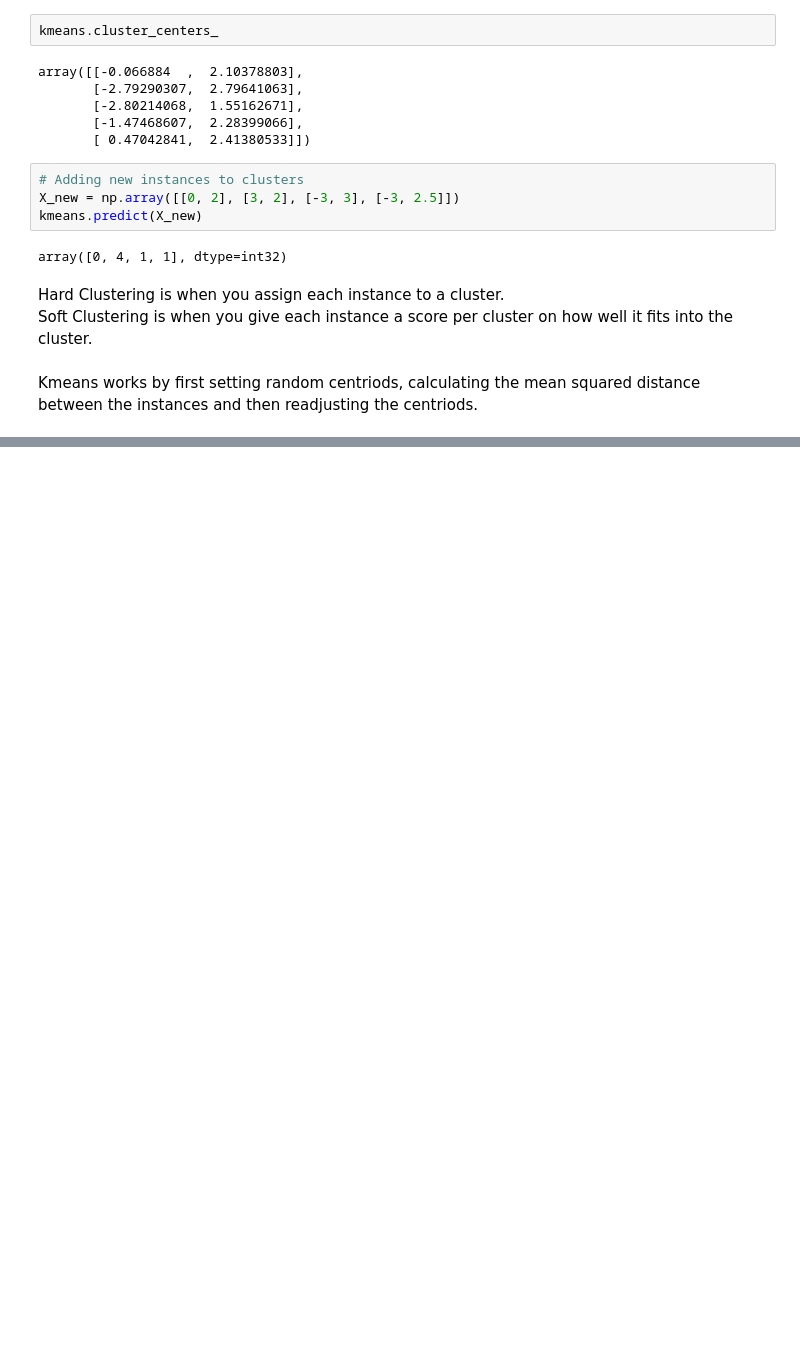
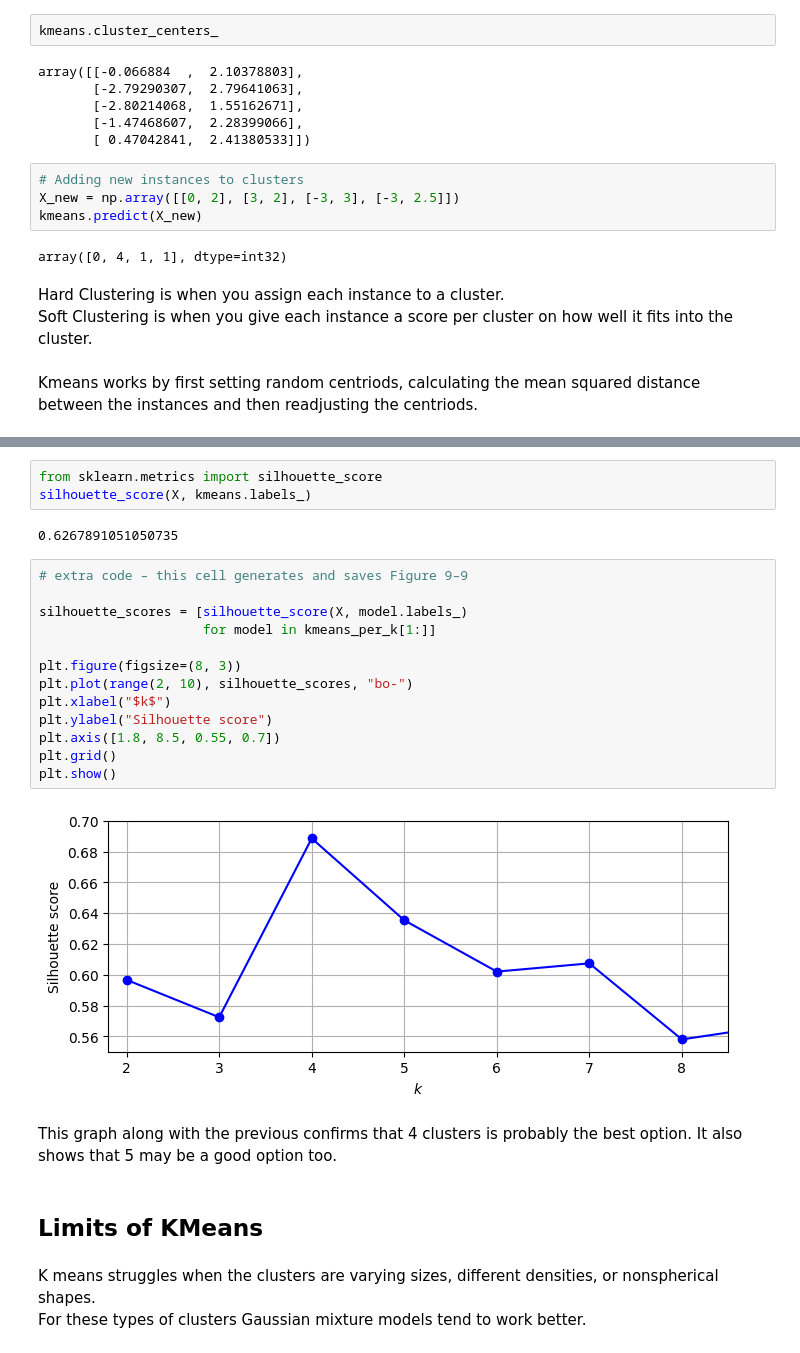
Before and after one commit to mishamickevicius/ML-Projects, a Jupyter notebook: ML-Book-Chapter-Notes/Chapter 9 Unsupervised Learning.ipynb, the cells around one changed output, grey strips where cells are left out. Cells and saved outputs as stored; diff of their text form; blank space fills up the shorter version.

```diff
--- a/ML-Book-Chapter-Notes/Chapter 9 Unsupervised Learning.ipynb
+++ b/ML-Book-Chapter-Notes/Chapter 9 Unsupervised Learning.ipynb
@@ -65,0 +115,27 @@ However sometimes you can get unlucky with the initial random centriods which ca
+# %%
+from sklearn.metrics import silhouette_score
+silhouette_score(X, kmeans.labels_)
+# %% [output]
+0.6267891051050735
+# %%
+# extra code – this cell generates and saves Figure 9–9
+
+silhouette_scores = [silhouette_score(X, model.labels_)
+                     for model in kmeans_per_k[1:]]
+
+plt.figure(figsize=(8, 3))
+plt.plot(range(2, 10), silhouette_scores, "bo-")
+plt.xlabel("$k$")
+plt.ylabel("Silhouette score")
+plt.axis([1.8, 8.5, 0.55, 0.7])
+plt.grid()
+plt.show()
+# %% [output]
+[figure, added]
+# %% [markdown]
+This graph along with the previous confirms that 4 clusters is probably the best option. It also shows that 5 may be a good option too.
+# %% [markdown]
+## Limits of KMeans
+# %% [markdown]
+K means struggles when the clusters are varying sizes, different densities, or nonspherical shapes.<br>
+For these types of clusters Gaussian mixture models tend to work better.
```
Also changed, not shown: parts of 33 cells of this notebook, 1 other file.
